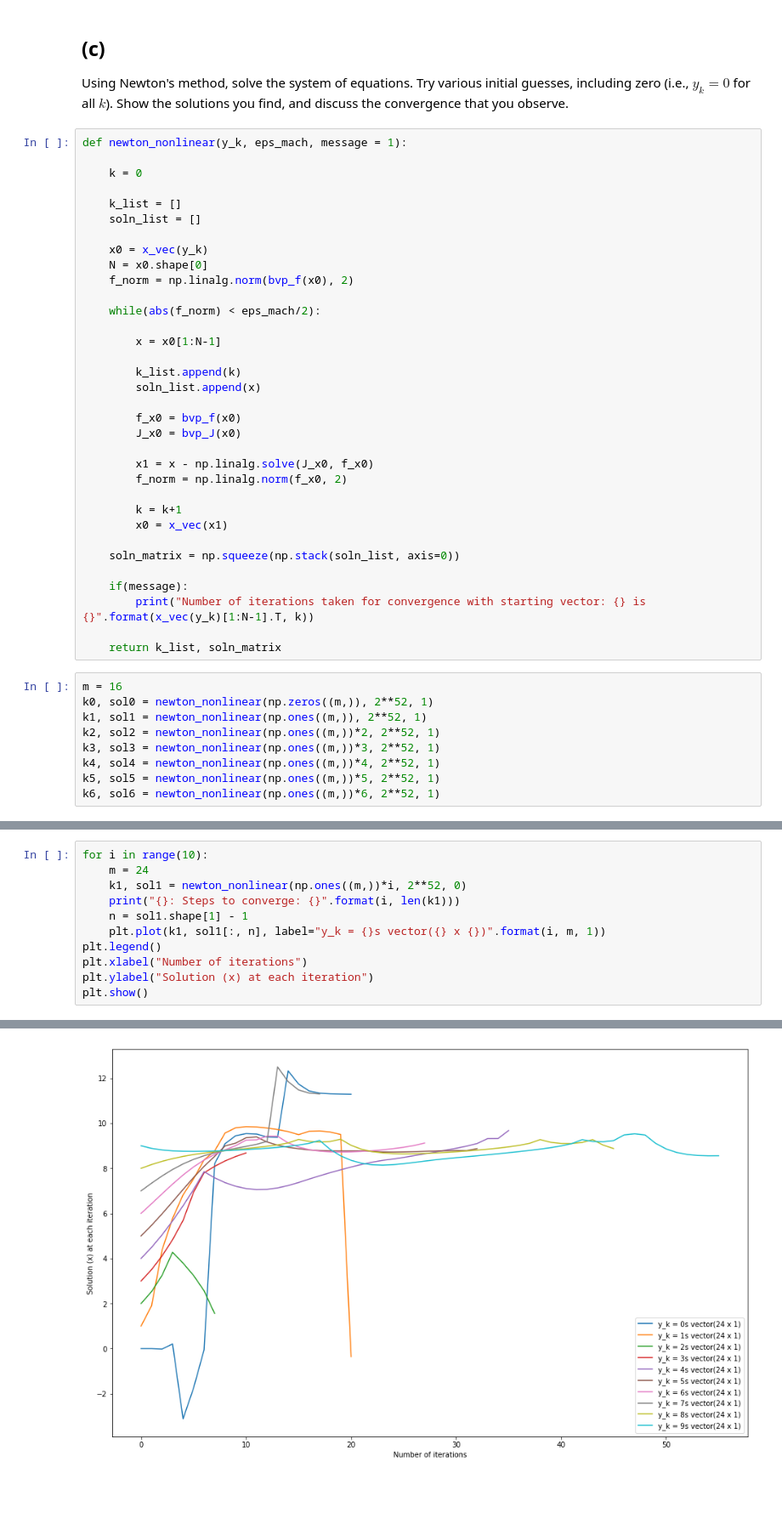
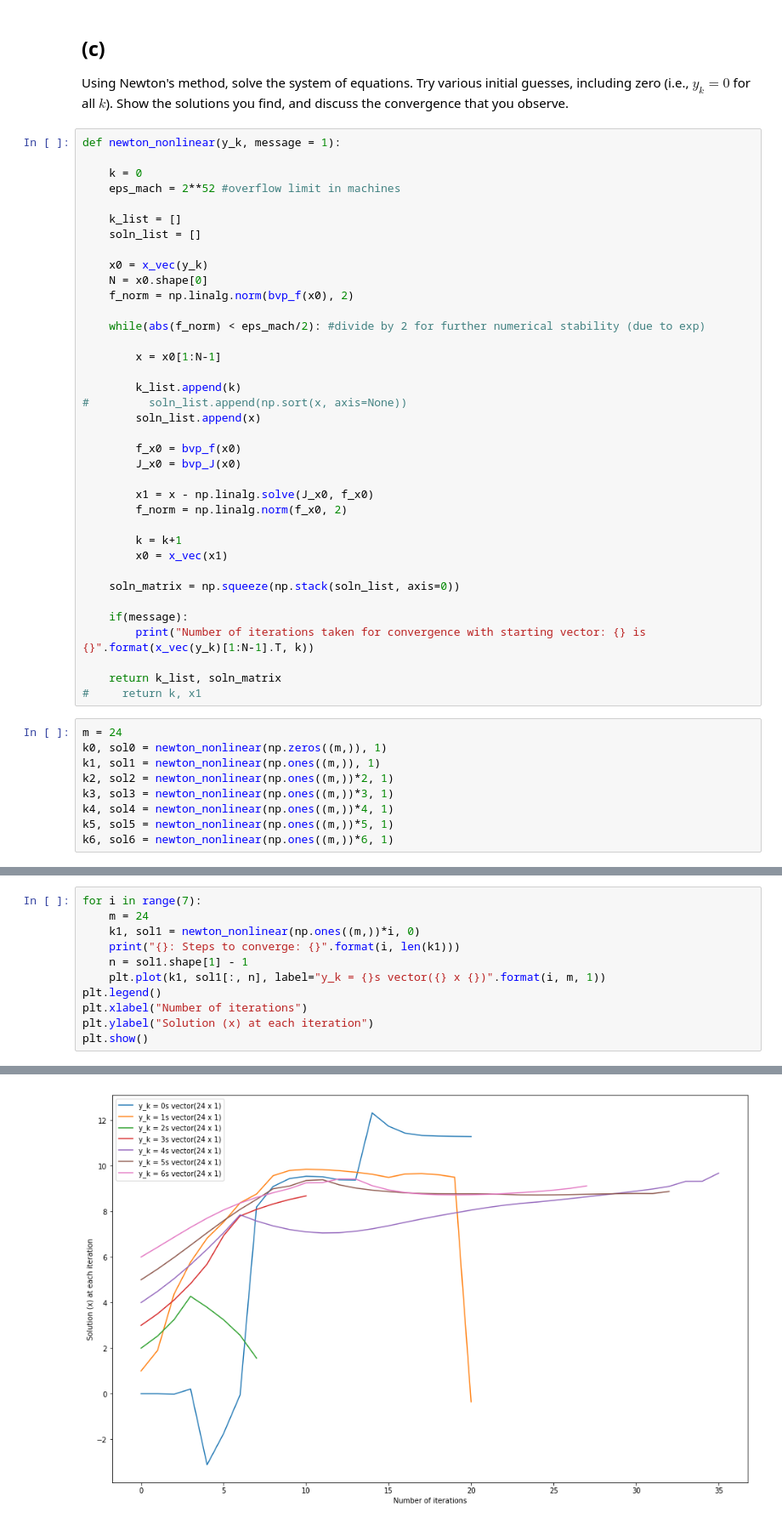
Before and after one commit to tharangni/num-alg-2018, a Jupyter notebook: hw5/Homework+Assignment+5.ipynb, the cells around one changed output, grey strips where cells are left out. Shown at 85% size. Saved outputs shown, nothing was run; the diff lists cells and outputs as text; blank space fills up the shorter version.

```diff
--- a/hw5/Homework+Assignment+5.ipynb
+++ b/hw5/Homework+Assignment+5.ipynb
@@ -402,9 +404,10 @@ array([[0.],
 ## (c)
 Using Newton's method, solve the system of equations. Try various initial guesses, including zero (i.e., $y_k = 0$ for all $k$). Show the solutions you find, and discuss the convergence that you observe.
 # %%
-def newton_nonlinear(y_k, eps_mach, message = 1):
+def newton_nonlinear(y_k, message = 1):
 
     k = 0
+    eps_mach = 2**52 #overflow limit in machines
 
     k_list = []
     soln_list = []
@@ -413,11 +416,12 @@ def newton_nonlinear(y_k, eps_mach, message = 1):
     N = x0.shape[0]
     f_norm = np.linalg.norm(bvp_f(x0), 2)
 
-    while(abs(f_norm) < eps_mach/2):
+    while(abs(f_norm) < eps_mach/2): #divide by 2 for further numerical stability (due to exp)
 
         x = x0[1:N-1]
 
         k_list.append(k)
+#         soln_list.append(np.sort(x, axis=None))
         soln_list.append(x)
 
         f_x0 = bvp_f(x0)
@@ -435,13 +439,14 @@ def newton_nonlinear(y_k, eps_mach, message = 1):
         print("Number of iterations taken for convergence with starting vector: {} is {}".format(x_vec(y_k)[1:N-1].T, k))
 
     return k_list, soln_matrix
+#     return k, x1
 # %%
-m = 16
-k0, sol0 = newton_nonlinear(np.zeros((m,)), 2**52, 1)
-k1, sol1 = newton_nonlinear(np.ones((m,)), 2**52, 1)
-k2, sol2 = newton_nonlinear(np.ones((m,))*2, 2**52, 1)
-k3, sol3 = newton_nonlinear(np.ones((m,))*3, 2**52, 1)
-k4, sol4 = newton_nonlinear(np.ones((m,))*4, 2**52, 1)
-k5, sol5 = newton_nonlinear(np.ones((m,))*5, 2**52, 1)
-k6, sol6 = newton_nonlinear(np.ones((m,))*6, 2**52, 1)
+m = 24
+k0, sol0 = newton_nonlinear(np.zeros((m,)), 1)
+k1, sol1 = newton_nonlinear(np.ones((m,)), 1)
+k2, sol2 = newton_nonlinear(np.ones((m,))*2, 1)
+k3, sol3 = newton_nonlinear(np.ones((m,))*3, 1)
+k4, sol4 = newton_nonlinear(np.ones((m,))*4, 1)
+k5, sol5 = newton_nonlinear(np.ones((m,))*5, 1)
+k6, sol6 = newton_nonlinear(np.ones((m,))*6, 1)
 # %% [output]
@@ -458,7 +600,7 @@ k1_c, sol1_c = newton_nonlinear( c, 2**52, 0)
 # %%
-for i in range(10):
+for i in range(7):
     m = 24
-    k1, sol1 = newton_nonlinear(np.ones((m,))*i, 2**52, 0)
+    k1, sol1 = newton_nonlinear(np.ones((m,))*i, 0)
     print("{}: Steps to converge: {}".format(i, len(k1)))
     n = sol1.shape[1] - 1
     plt.plot(k1, sol1[:, n], label="y_k = {}s vector({} x {})".format(i, m, 1))
@@ -480 +619 @@ plt.show()
-[figure, old version]
+[figure, new version]
```
Also changed, not shown: parts of 14 cells of this notebook.
